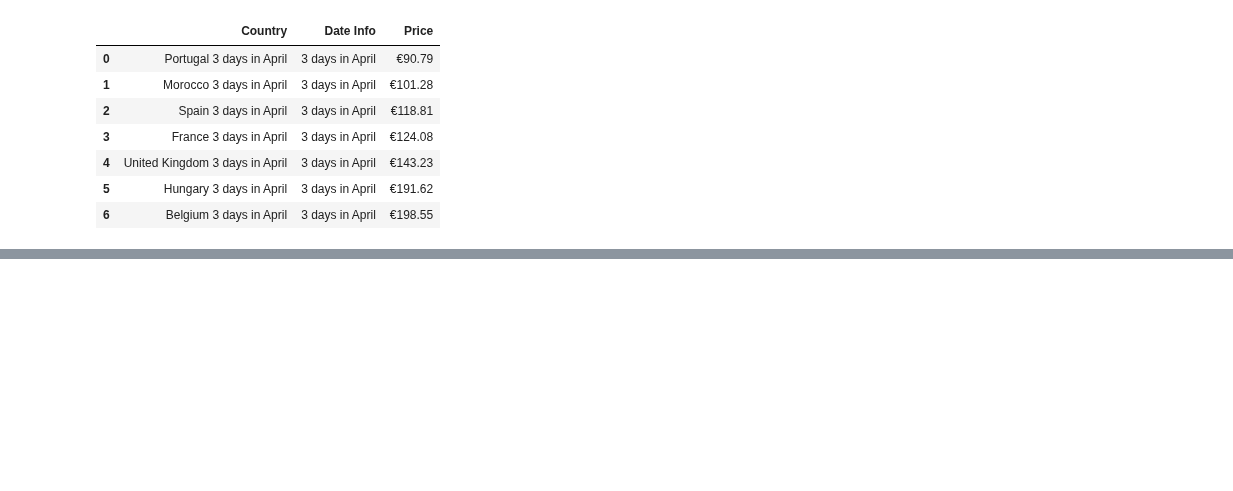
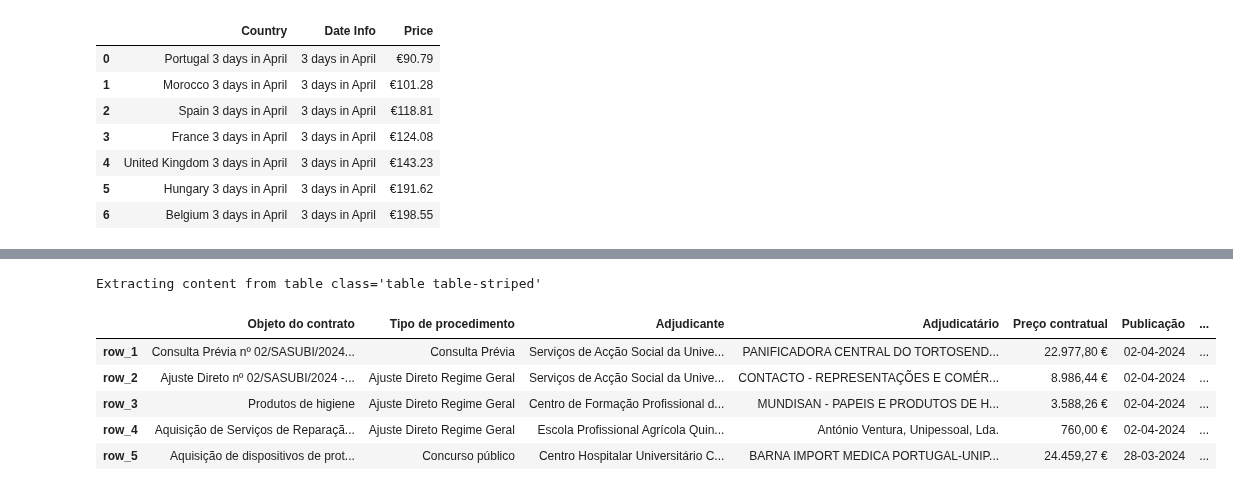
Before and after one commit to renejerez/ubi-master-computer-engineering, a Jupyter notebook: 14479-DS/Mini_Projeto_02/Mini_Projeto_02.ipynb, the cells around one changed output, grey strips where cells are left out. Drawn from its saved outputs; the diff is of its cells as text; code cells hidden in the pictures; blank space fills up the shorter version.

```diff
--- a/14479-DS/Mini_Projeto_02/Mini_Projeto_02.ipynb
+++ b/14479-DS/Mini_Projeto_02/Mini_Projeto_02.ipynb
@@ -528,8 +179,0 @@ Finalmente o código seguinte começa por obter todas as linhas (`tr`) da tabela
-# %%
-tr = table_data.find_all('tr')
-for row in tr[1:]:
-    ListOfTds = row.find_all('td')
-    td_values = [td.get_text() for td in ListOfTds]
-    length = len(df)
-    df.loc[length] = td_values
-df
@@ -1538,0 +265,45 @@ display(HTML(df.sort_values(by="name")[['name','category','time','affiliation','
+# %%
+from selenium import webdriver
+from selenium.webdriver.chrome.service import Service
+from webdriver_manager.chrome import ChromeDriverManager
+import time
+
+# Initialize WebDriver with webdriver_manager
+driver = webdriver.Chrome(service=Service(ChromeDriverManager().install()))
+
+# Open the target URL
+driver.get(url_covilha)
+
+# Wait for the page to load completely
+time.sleep(60)  # Adjust the sleep time as necessary
+
+# Print the header or class name
+print("Extracting content from table class='table table-striped'")
+
+# Locate the table
+table = driver.find_element(By.CLASS_NAME, 'table-striped')
+
+# Assuming headers are in the first row
+headers = [th.text for th in table.find_elements(By.TAG_NAME, "th")]
+
+overall_dict = {}
+for index, row in enumerate(table.find_elements(By.TAG_NAME, "tr")[1:], start=1):
+    cells = row.find_elements(By.TAG_NAME, "td")
+    row_dict = {headers[i]: cell.text for i, cell in enumerate(cells)}
+    overall_dict[f"row_{index}"] = row_dict
+
+# Close the browser
+driver.quit()
+# %% [output]
+Extracting content from table class='table table-striped'
+# %%
+df_rows = pd.DataFrame.from_dict(overall_dict, orient='index')
+# %%
+df_rows.head()
+# %% [output]
+|  | Objeto do contrato | Tipo de procedimento | Adjudicante | Adjudicatário | Preço contratual | Publicação | ... |
+| row_1 | Consulta Prévia nº 02/SASUBI/2024... | Consulta Prévia | Serviços de Acção Social da Unive... | PANIFICADORA CENTRAL DO TORTOSEND... | 22.977,80 € | 02-04-2024 | ... |
+| row_2 | Ajuste Direto nº 02/SASUBI/2024 -... | Ajuste Direto Regime Geral | Serviços de Acção Social da Unive... | CONTACTO - REPRESENTAÇÕES E COMÉR... | 8.986,44 € | 02-04-2024 | ... |
+| row_3 | Produtos de higiene | Ajuste Direto Regime Geral | Centro de Formação Profissional d... | MUNDISAN - PAPEIS E PRODUTOS DE H... | 3.588,26 € | 02-04-2024 | ... |
+| row_4 | Aquisição de Serviços de Reparaçã... | Ajuste Direto Regime Geral | Escola Profissional Agrícola Quin... | António Ventura, Unipessoal, Lda. | 760,00 € | 02-04-2024 | ... |
+| row_5 | Aquisição de dispositivos de prot... | Concurso público | Centro Hospitalar Universitário C... | BARNA IMPORT MEDICA PORTUGAL-UNIP... | 24.459,27 € | 28-03-2024 | ... |
```
Also changed, not shown: parts of 235 cells of this notebook, 3 other files.
